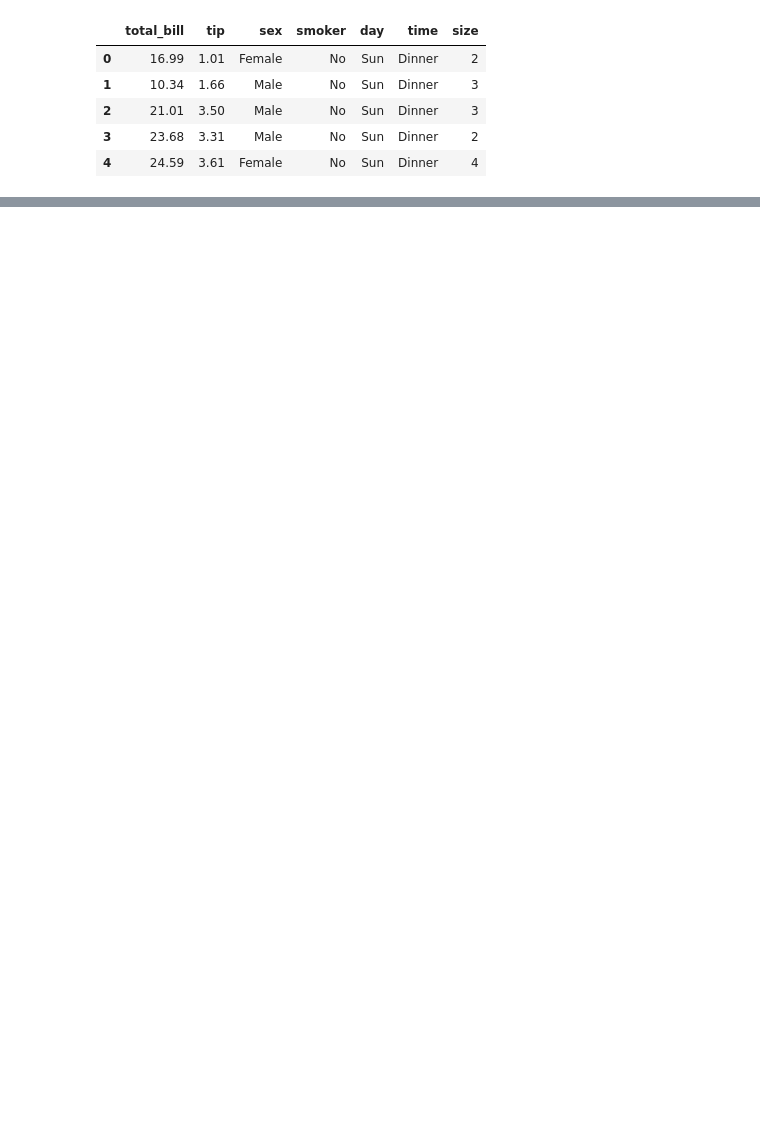
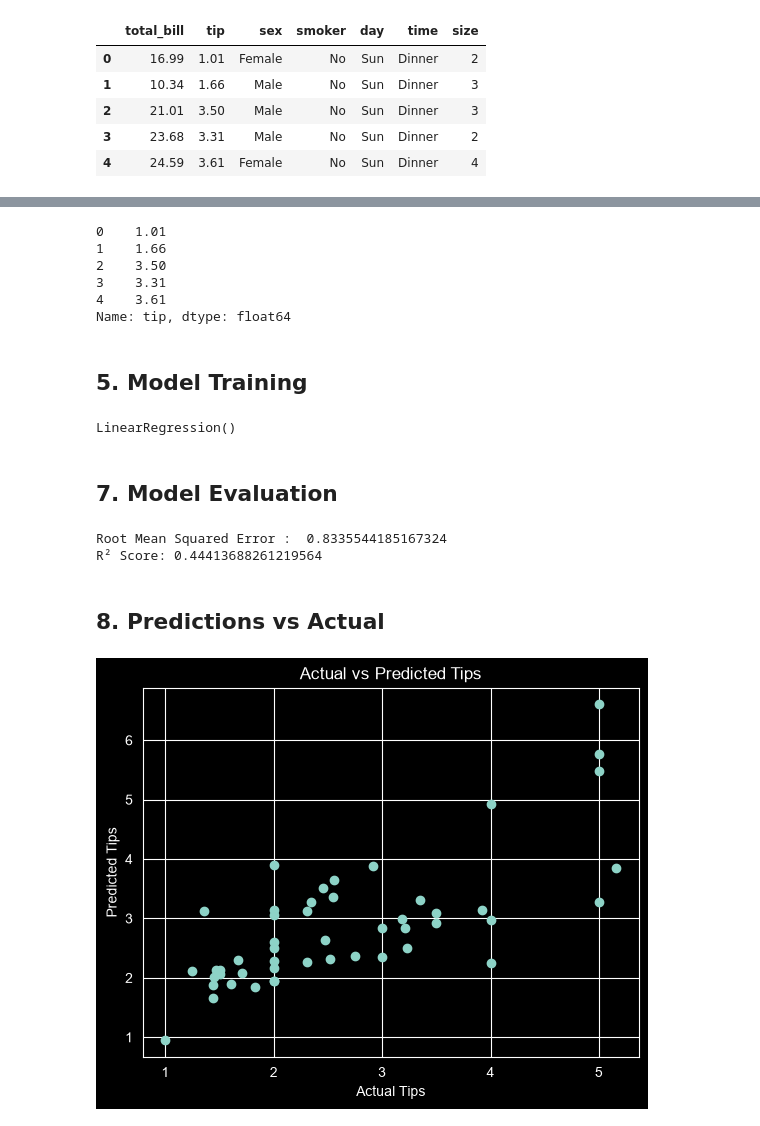
Before and after one commit to TariqJaved164/Machine-Learning, a Jupyter notebook: Regression/tpis_prediction.ipynb, the cells around one changed output, grey strips where cells are left out. Drawn from its saved outputs; the diff is of its cells as text; code cells hidden in the pictures; blank space fills up the shorter version.

```diff
--- a/Regression/tpis_prediction.ipynb
+++ b/Regression/tpis_prediction.ipynb
@@ -54,0 +140,48 @@ df1 = df[]
+# %%
+y.head()
+# %% [output]
+0    1.01
+1    1.66
+2    3.50
+3    3.31
+4    3.61
+Name: tip, dtype: float64
+# %%
+# Scale numerical features.
+scaler = StandardScaler()
+X_scaled = scaler.fit_transform(X)
+# %% [markdown]
+## 5.  Model Training
+# %%
+# Train test split
+X_train , X_test, y_train , y_test =  train_test_split(X_scaled , y , test_size=0.2 , random_state=42)
+# %%
+# Training the model.
+le = LinearRegression()
+le.fit(X_train , y_train)
+# %% [output]
+LinearRegression()
+# %% [markdown]
+## 7. Model Evaluation
+# %%
+y_pred = le.predict(X_test)
+
+# Calculate RMSE and R² score
+rmse = np.sqrt(mean_squared_error(y_test , y_pred))
+r2 = r2_score(y_test , y_pred)
+
+print("Root Mean Squared Error : " , rmse)
+print("R² Score:", r2)
+# %% [output]
+Root Mean Squared Error :  0.8335544185167324
+R² Score: 0.44413688261219564
+# %% [markdown]
+## 8. Predictions vs Actual
+# %%
+plt.scatter(y_test , y_pred)
+plt.xlabel("Actual Tips")
+plt.ylabel("Predicted Tips")
+plt.title("Actual vs Predicted Tips")
+plt.show()
+# %% [output]
+[figure, added]
```
Also changed, not shown: parts of 21 cells of this notebook.
